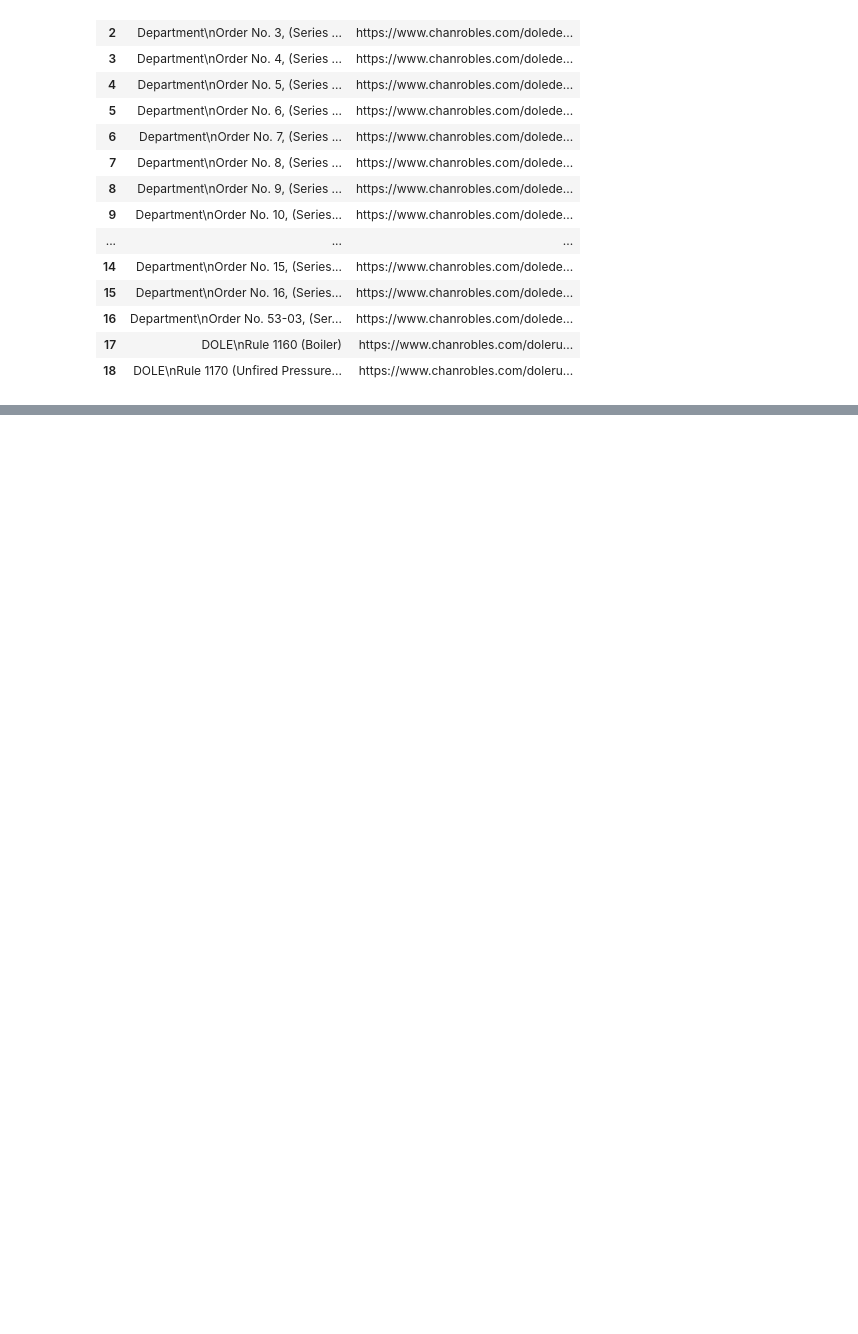
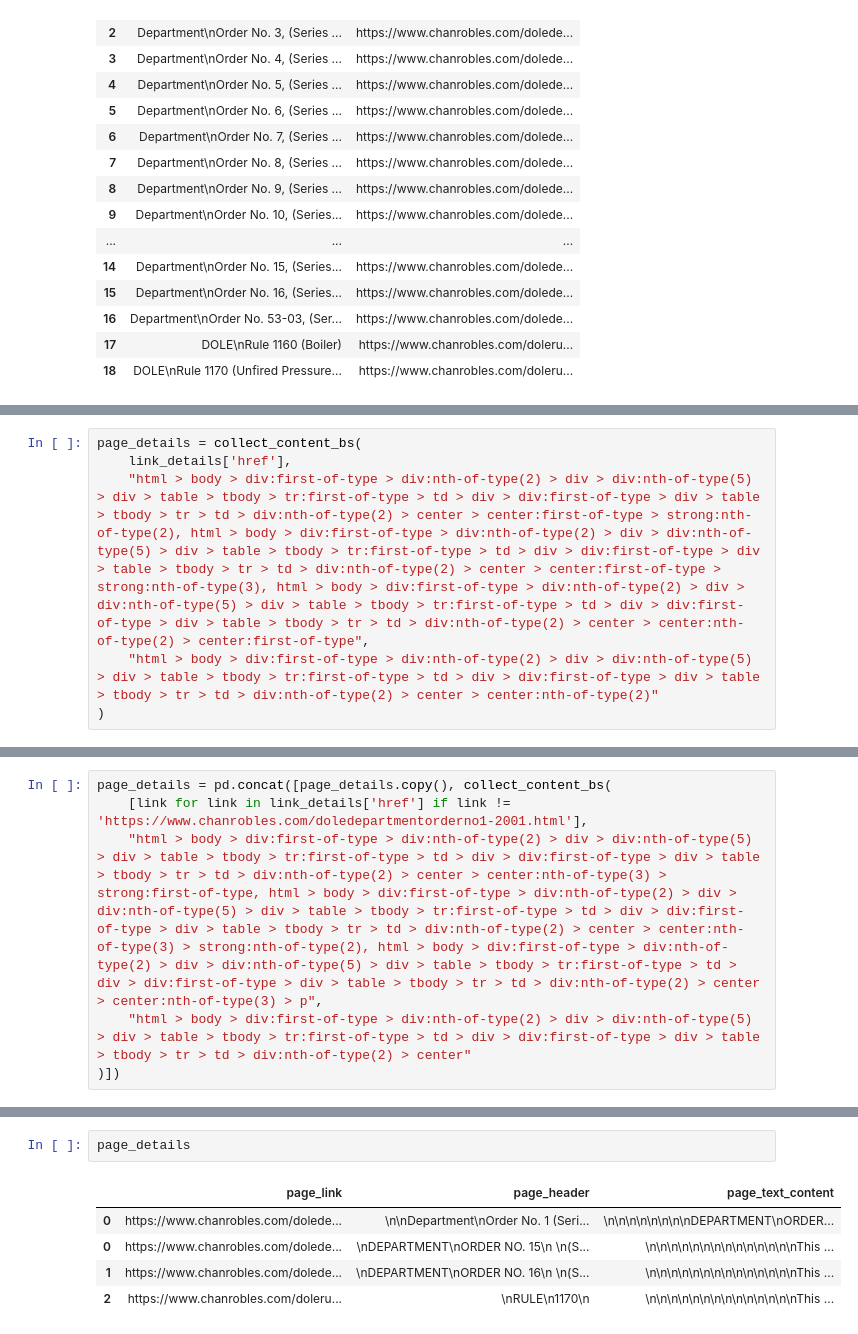
Before and after one commit to 08Aristodemus24/RS-for-labor-related-cases, a Jupyter notebook: data_etl_scripts/significant_DOLE_department_orders.ipynb, the cells around one changed output, grey strips where cells are left out. Drawn from its saved outputs; the diff is of its cells as text; blank space fills up the shorter version.

```diff
--- a/data_etl_scripts/significant_DOLE_department_orders.ipynb
+++ b/data_etl_scripts/significant_DOLE_department_orders.ipynb
@@ -47,0 +195,6 @@ link_details
+# %%
+page_details = collect_content_bs(
+    link_details['href'],
+    "html > body > div:first-of-type > div:nth-of-type(2) > div > div:nth-of-type(5) > div > table > tbody > tr:first-of-type > td > div > div:first-of-type > div > table > tbody > tr > td > div:nth-of-type(2) > center > center:first-of-type > strong:nth-of-type(2), html > body > div:first-of-type > div:nth-of-type(2) > div > div:nth-of-type(5) > div > table > tbody > tr:first-of-type > td > div > div:first-of-type > div > table > tbody > tr > td > div:nth-of-type(2) > center > center:first-of-type > strong:nth-of-type(3), html > body > div:first-of-type > div:nth-of-type(2) > div > div:nth-of-type(5) > div > table > tbody > tr:first-of-type > td > div > div:first-of-type > div > table > tbody > tr > td > div:nth-of-type(2) > center > center:nth-of-type(2) > center:first-of-type",
+    "html > body > div:first-of-type > div:nth-of-type(2) > div > div:nth-of-type(5) > div > table > tbody > tr:first-of-type > td > div > div:first-of-type > div > table > tbody > tr > td > div:nth-of-type(2) > center > center:nth-of-type(2)"
+)
@@ -47,0 +227,6 @@ link_details
+# %%
+page_details = pd.concat([page_details.copy(), collect_content_bs(
+    [link for link in link_details['href'] if link != 'https://www.chanrobles.com/doledepartmentorderno1-2001.html'],
+    "html > body > div:first-of-type > div:nth-of-type(2) > div > div:nth-of-type(5) > div > table > tbody > tr:first-of-type > td > div > div:first-of-type > div > table > tbody > tr > td > div:nth-of-type(2) > center > center:nth-of-type(3) > strong:first-of-type, html > body > div:first-of-type > div:nth-of-type(2) > div > div:nth-of-type(5) > div > table > tbody > tr:first-of-type > td > div > div:first-of-type > div > table > tbody > tr > td > div:nth-of-type(2) > center > center:nth-of-type(3) > strong:nth-of-type(2), html > body > div:first-of-type > div:nth-of-type(2) > div > div:nth-of-type(5) > div > table > tbody > tr:first-of-type > td > div > div:first-of-type > div > table > tbody > tr > td > div:nth-of-type(2) > center > center:nth-of-type(3) > p",
+    "html > body > div:first-of-type > div:nth-of-type(2) > div > div:nth-of-type(5) > div > table > tbody > tr:first-of-type > td > div > div:first-of-type > div > table > tbody > tr > td > div:nth-of-type(2) > center"
+)])
@@ -47,0 +251,8 @@ link_details
+# %%
+page_details
+# %% [output]
+|  | page_link | page_header | page_text_content |
+| 0 | https://www.chanrobles.com/dolede... | \n\nDepartment\nOrder No. 1 (Seri... | \n\n\n\n\n\n\n\nDEPARTMENT\nORDER... |
+| 0 | https://www.chanrobles.com/dolede... | \nDEPARTMENT\nORDER NO. 15\n \n(S... | \n\n\n\n\n\n\n\n\n\n\n\n\n\nThis ... |
+| 1 | https://www.chanrobles.com/dolede... | \nDEPARTMENT\nORDER NO. 16\n \n(S... | \n\n\n\n\n\n\n\n\n\n\n\n\n\nThis ... |
+| 2 | https://www.chanrobles.com/doleru... | \nRULE\n1170\n | \n\n\n\n\n\n\n\n\n\n\n\n\n\nThis ... |
```
Also changed, not shown: parts of 18 cells of this notebook, 2 other files.
